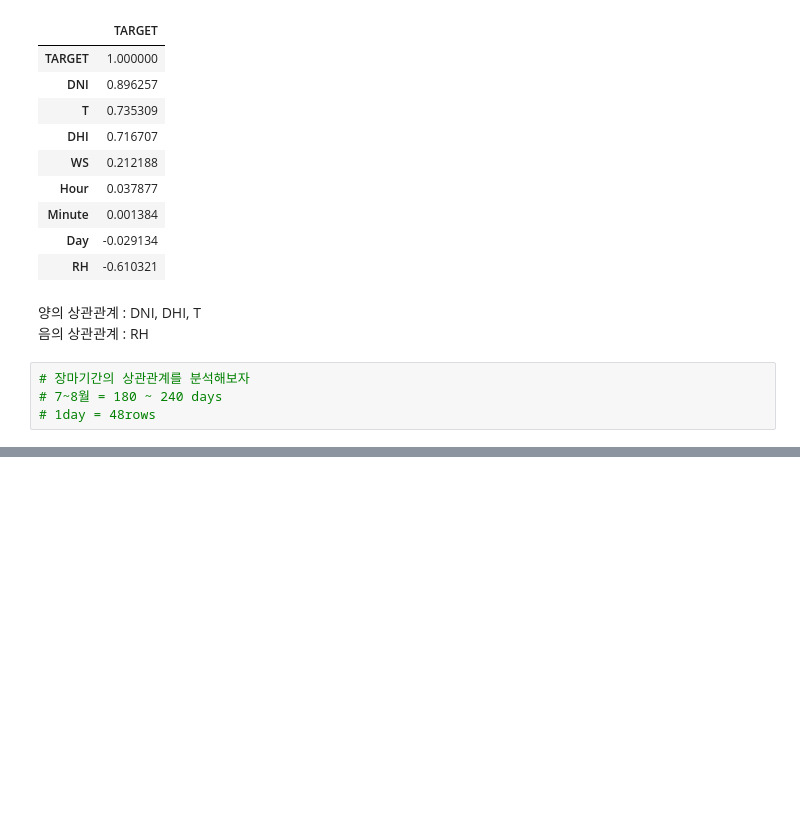
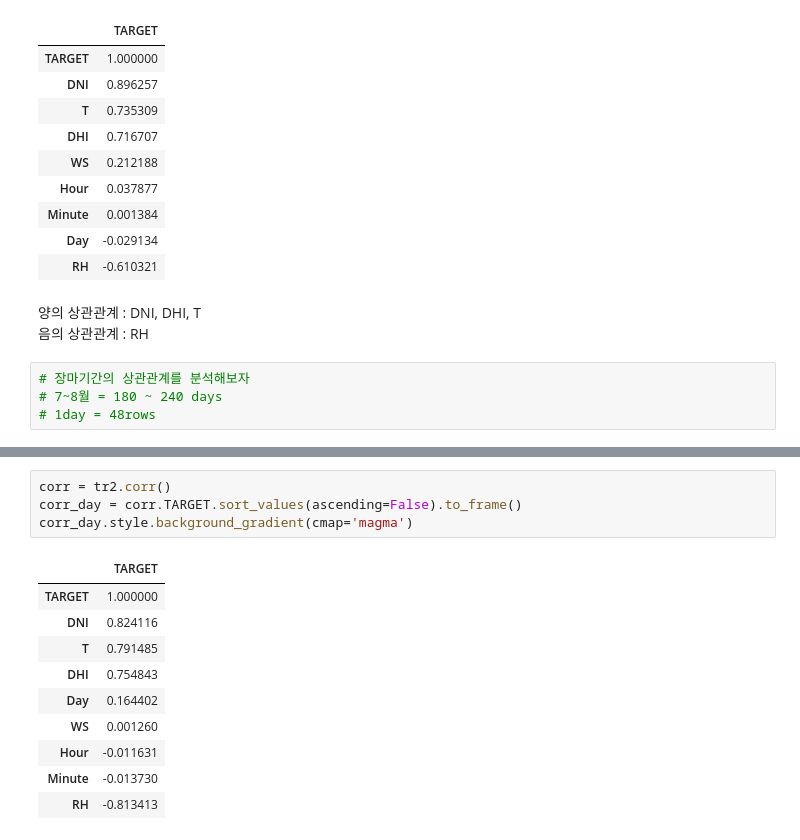
Before and after one commit to lhk063/Winter, a Jupyter notebook: 데이콘/태양광 발전량 예측 경진대회/correlation.ipynb, the cells around one changed output, grey strips where cells are left out. Cells and saved outputs as stored; diff of their text form; blank space fills up the shorter version.

```diff
--- a/데이콘/태양광 발전량 예측 경진대회/correlation.ipynb
+++ b/데이콘/태양광 발전량 예측 경진대회/correlation.ipynb
@@ -237,0 +253,15 @@ tr8 = solar.iloc[48*229 : 48 * 187]
+# %%
+corr = tr2.corr()
+corr_day = corr.TARGET.sort_values(ascending=False).to_frame()
+corr_day.style.background_gradient(cmap='magma')
+# %% [output]
+|  | TARGET |
+| TARGET | 1.000000 |
+| DNI | 0.824116 |
+| T | 0.791485 |
+| DHI | 0.754843 |
+| Day | 0.164402 |
+| WS | 0.001260 |
+| Hour | -0.011631 |
+| Minute | -0.013730 |
+| RH | -0.813413 |
```
Also changed, not shown: parts of 10 cells of this notebook, 4 other files.
